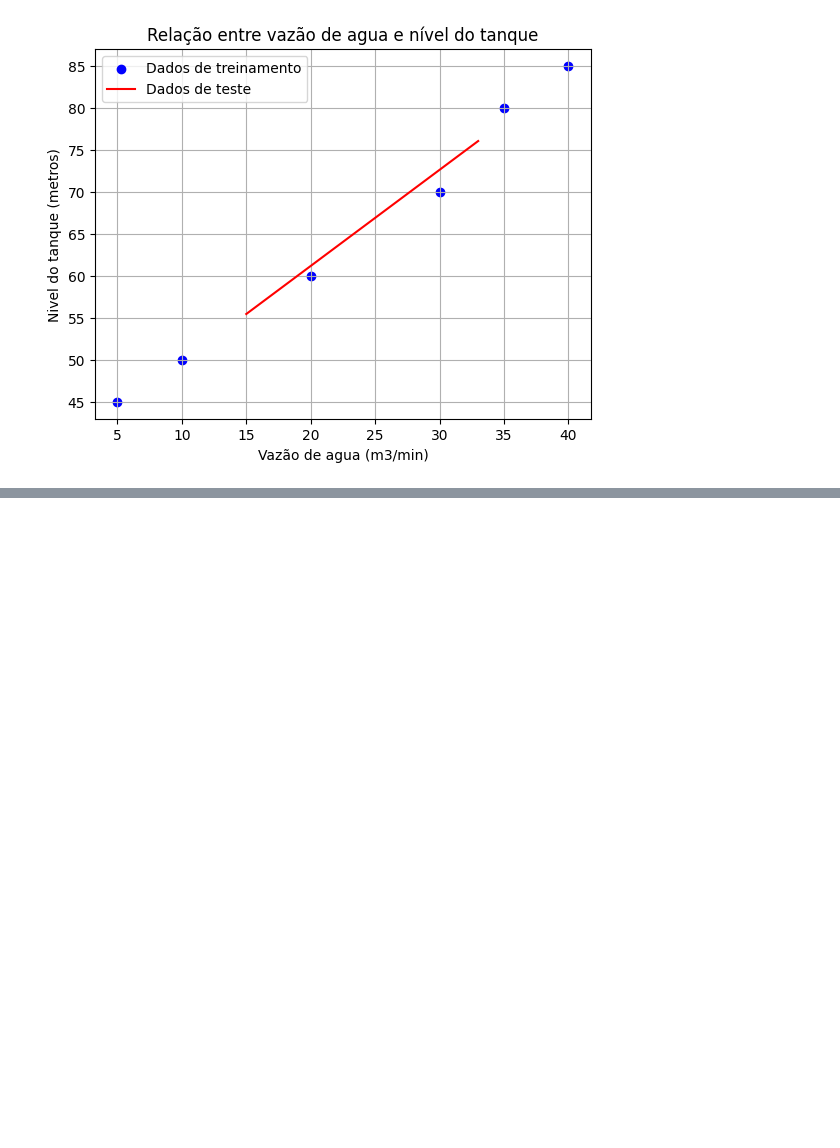
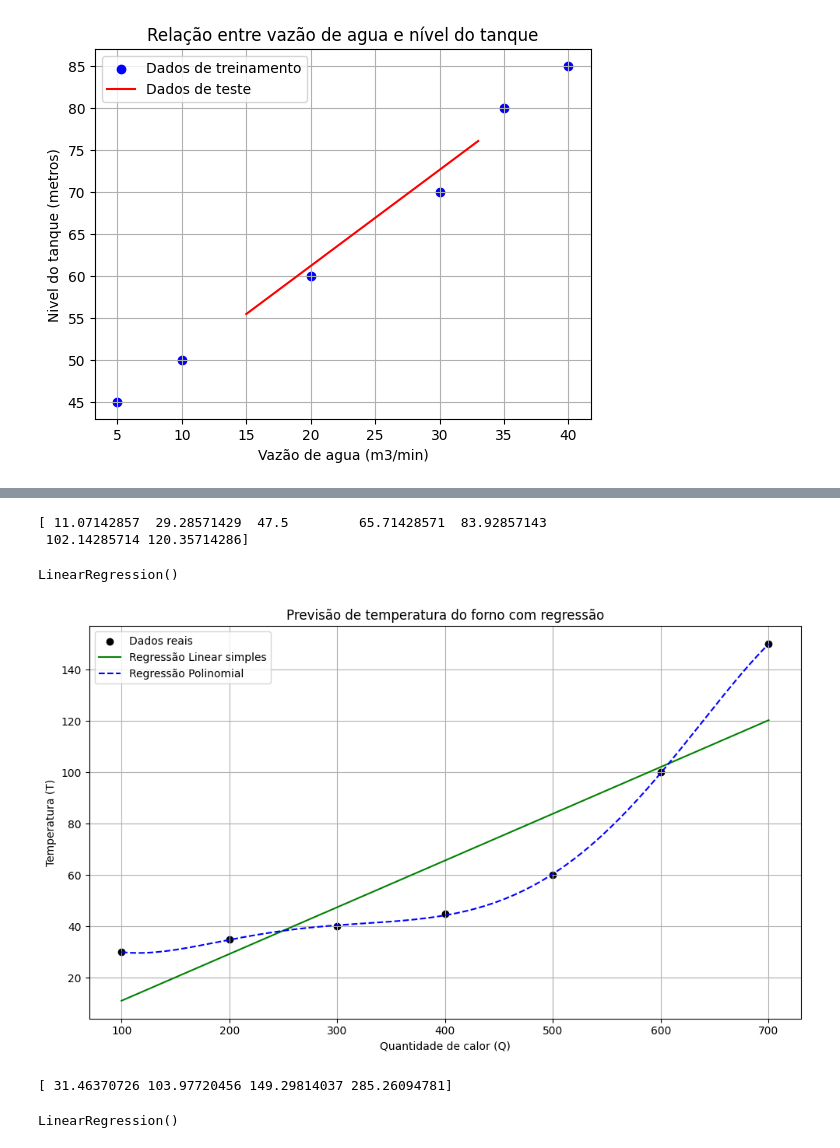
Before and after one commit to danil0m4cr1/IABD, a Jupyter notebook: Aula 7/codigo.ipynb, the cells around one changed output, grey strips where cells are left out. Saved outputs shown, nothing was run; the diff lists cells and outputs as text; code cells hidden in the pictures; blank space fills up the shorter version.

Commit message:
Exercícios concluídos - corrigido

```diff
--- a/Aula 7/codigo.ipynb
+++ b/Aula 7/codigo.ipynb
@@ -73,0 +80,3 @@ Vazao: 33m3/min - Nivel previsto: 76.0593220338983metros
+# %%
+Q = np.array([100,200,300,400,500,600,700]).reshape(-1,1)
+T = np.array([30,35,40,45,60,100,150])
@@ -73,0 +95,52 @@ Vazao: 33m3/min - Nivel previsto: 76.0593220338983metros
+# %%
+# Modelo 1
+linear_model = LinearRegression()
+linear_model.fit(Q,T)
+T_linear_pred = linear_model.predict(Q)
+print(T_linear_pred)
+# %% [output]
+[ 11.07142857  29.28571429  47.5         65.71428571  83.92857143
+ 102.14285714 120.35714286]
+# %%
+# Modelo 2
+poly = PolynomialFeatures(degree=5)
+Q_poly = poly.fit_transform(Q)
+poly_model = LinearRegression()
+poly_model.fit(Q_poly,T)
+# %% [output]
+LinearRegression()
+# %%
+Q_range = np.linspace(100,700,500).reshape(-1,1)
+T_linear_curve = linear_model.predict(Q_range)
+t_poly_curve = poly_model.predict(poly.transform(Q_range))
+plt.figure(figsize=(10,6))
+plt.scatter(Q,T,color='black',label='Dados reais')
+plt.plot(Q_range, T_linear_curve, color='green',label='Regressão Linear simples')
+plt.plot(Q_range, t_poly_curve, color='blue', linestyle='--', label='Regressão Polinomial')
+plt.title('Previsão de temperatura do forno com regressão')
+plt.xlabel('Quantidade de calor (Q)')
+plt.ylabel('Temperatura (T)')
+plt.legend()
+plt.grid(True)
+plt.tight_layout()
+plt.show()
+# %% [output]
+[figure, added]
+# %%
+# Exercício 3
+A = np.array([50,100,120,300])
+Valor = np.array([180000,300000,375000,600000]).reshape(-1,1)
+
+linear_model_I = LinearRegression()
+linear_model_I.fit(Valor, A)
+I_linear_pred = linear_model_I.predict(Valor)
+print(I_linear_pred)
+# %% [output]
+[ 31.46370726 103.97720456 149.29814037 285.26094781]
+# %%
+poly_I = PolynomialFeatures(degree=5)
+V_poly = poly_I.fit_transform(Valor)
+poly_model_I = LinearRegression()
+poly_model_I.fit(V_poly, A)
+# %% [output]
+LinearRegression()
```
Also changed, not shown: parts of 9 cells of this notebook.
